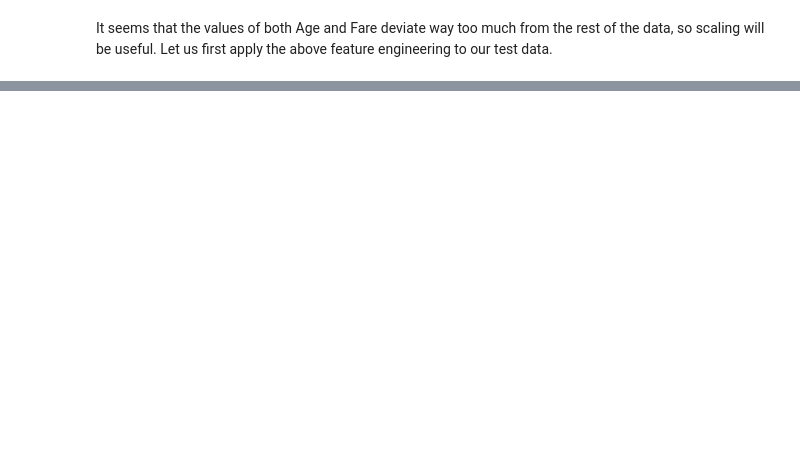
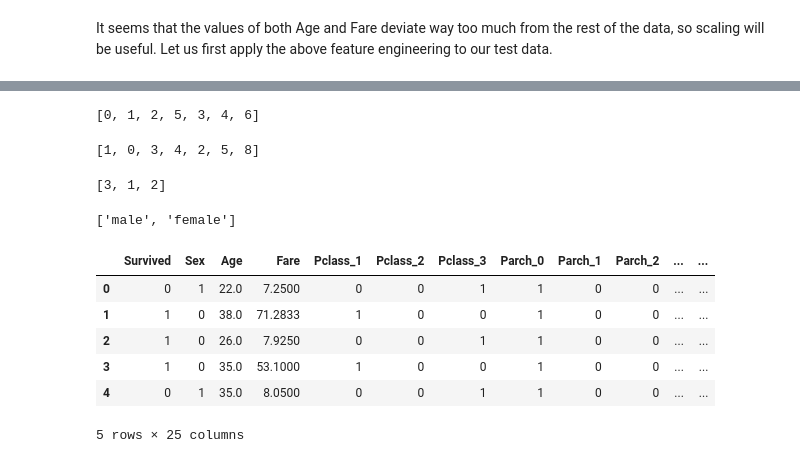
Before and after one commit to gr8nd/Machine-Learning-one-step-away-to-AI, a Jupyter notebook: Supervised Learning/Classification/Titanic.ipynb, the cells around one changed output, grey strips where cells are left out. Saved outputs shown, nothing was run; the diff lists cells and outputs as text; code cells hidden in the pictures; blank space fills up the shorter version.

```diff
--- a/Supervised Learning/Classification/Titanic.ipynb
+++ b/Supervised Learning/Classification/Titanic.ipynb
@@ -124,0 +102,3 @@ memory usage: 45.4 KB
+# %%
+av_age = titanic.Age.mean()
+av_age
@@ -272,0 +251,20 @@ predictions, y_true = model.slice_cv(slice_index) #Divide the training data for
+# %%
+parch_cat = titanic['Parch'].unique().tolist()
+parch_cat
+# %% [output]
+[0, 1, 2, 5, 3, 4, 6]
+# %%
+sibsp_cat = titanic['SibSp'].unique().tolist()
+sibsp_cat
+# %% [output]
+[1, 0, 3, 4, 2, 5, 8]
+# %%
+pclass_cat = titanic['Pclass'].unique().tolist()
+pclass_cat
+# %% [output]
+[3, 1, 2]
+# %%
+sex_cat = titanic['Sex'].unique().tolist()
+sex_cat
+# %% [output]
+['male', 'female']
@@ -272,0 +273,13 @@ predictions, y_true = model.slice_cv(slice_index) #Divide the training data for
+# %%
+vars = ['Pclass', 'Parch', 'SibSp', 'Embarked']
+titanic = pd.get_dummies(data=titanic, columns=vars, dtype=int)
+titanic['Parch_9'] = 0
+titanic.head()
+# %% [output]
+|  | Survived | Sex | Age | Fare | Pclass_1 | Pclass_2 | Pclass_3 | Parch_0 | Parch_1 | Parch_2 | ... | ... |
+| 0 | 0 | 1 | 22.0 | 7.2500 | 0 | 0 | 1 | 1 | 0 | 0 | ... | ... |
+| 1 | 1 | 0 | 38.0 | 71.2833 | 1 | 0 | 0 | 1 | 0 | 0 | ... | ... |
+| 2 | 1 | 0 | 26.0 | 7.9250 | 0 | 0 | 1 | 1 | 0 | 0 | ... | ... |
+| 3 | 1 | 0 | 35.0 | 53.1000 | 1 | 0 | 0 | 1 | 0 | 0 | ... | ... |
+| 4 | 0 | 1 | 35.0 | 8.0500 | 0 | 0 | 1 | 1 | 0 | 0 | ... | ... |
+5 rows × 25 columns
```
Also changed, not shown: parts of 116 cells of this notebook.
